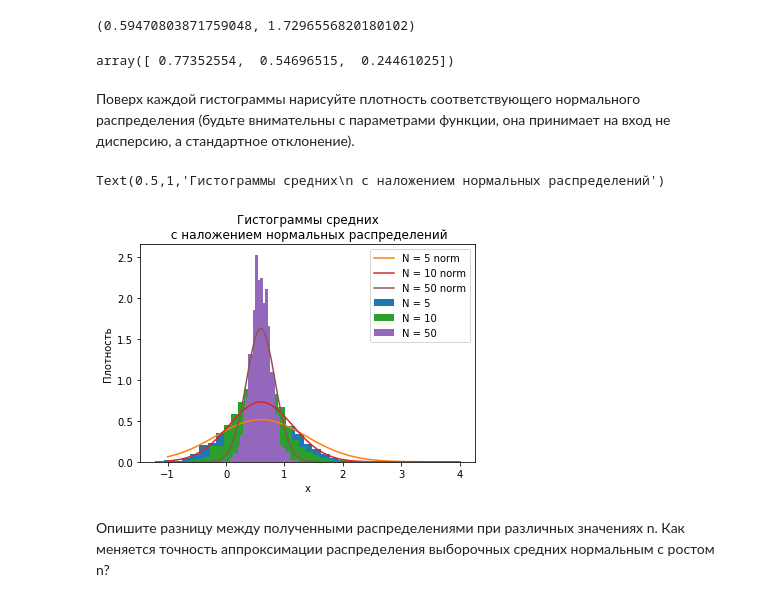
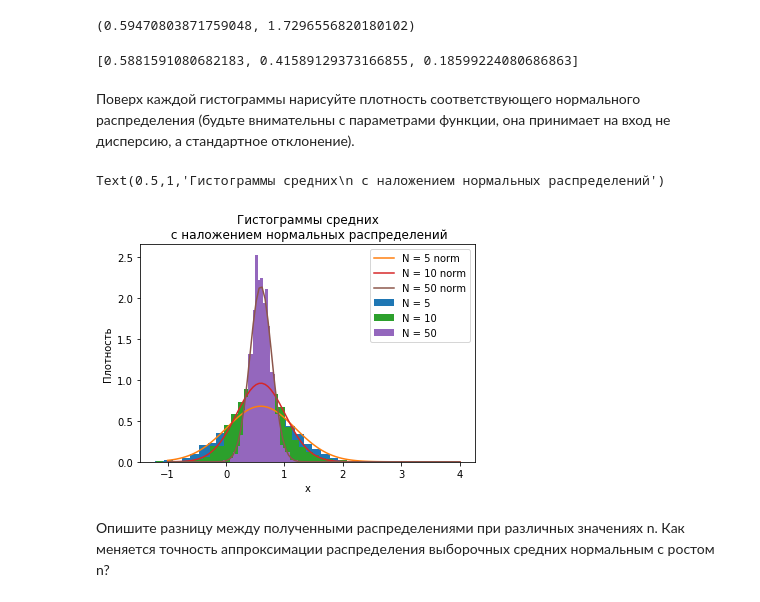
Before and after one commit to 2lovsky/stud, a Jupyter notebook: Math+Python/W4_distributions.ipynb, the cells around one changed output. Saved outputs shown, nothing was run; the diff lists cells and outputs as text; code cells hidden in the pictures.

```diff
--- a/Math+Python/W4_distributions.ipynb
+++ b/Math+Python/W4_distributions.ipynb
@@ -110,11 +110,11 @@ t_rv.mean(), t_rv.var()
 (0.59470803871759048, 1.7296556820180102)
 # %%
 sqrt_ns = lmap(sqrt,ns)
-# %%
-variances = t_rv.var() / sqrt_ns
-variances
-# %% [output]
-array([ 0.77352554,  0.54696515,  0.24461025])
+# %%
+stdevs = lmap(sqrt,t_rv.var() / ns)
+stdevs
+# %% [output]
+[0.5881591080682183, 0.41589129373166855, 0.18599224080686863]
 # %% [markdown]
 Поверх каждой гистограммы нарисуйте плотность соответствующего нормального распределения (будьте внимательны с параметрами функции, она принимает на вход не дисперсию, а стандартное отклонение).
 # %%
@@ -123,17 +123,17 @@ norm_var = variances
 # %%
 for i in range(len(ns)):
     x = np.linspace(-1,4,100)
-    n_rv = sts.norm(norm_mean, norm_var[i])
+    n_rv = sts.norm(t_rv.mean(), stdevs[i])
     pdf = n_rv.pdf(x)
     plt.hist(means[i], bins=30, label = 'N = ' + str(ns[i]), normed=True)
     plt.plot(x, pdf, label = 'N = ' + str(ns[i]) + ' norm')
 plt.legend()
 plt.ylabel('Плотность')
 plt.xlabel('x')
 plt.title("Гистограммы средних\n c наложением нормальных распределений")
 # %% [output]
 Text(0.5,1,'Гистограммы средних\n c наложением нормальных распределений')
-[figure, old version]
+[figure, new version]
 # %% [markdown]
 Опишите разницу между полученными распределениями при различных значениях n. Как меняется точность аппроксимации распределения выборочных средних нормальным с ростом n?
 # %% [markdown]
```
Also changed, not shown: parts of 1 cell of this notebook.
